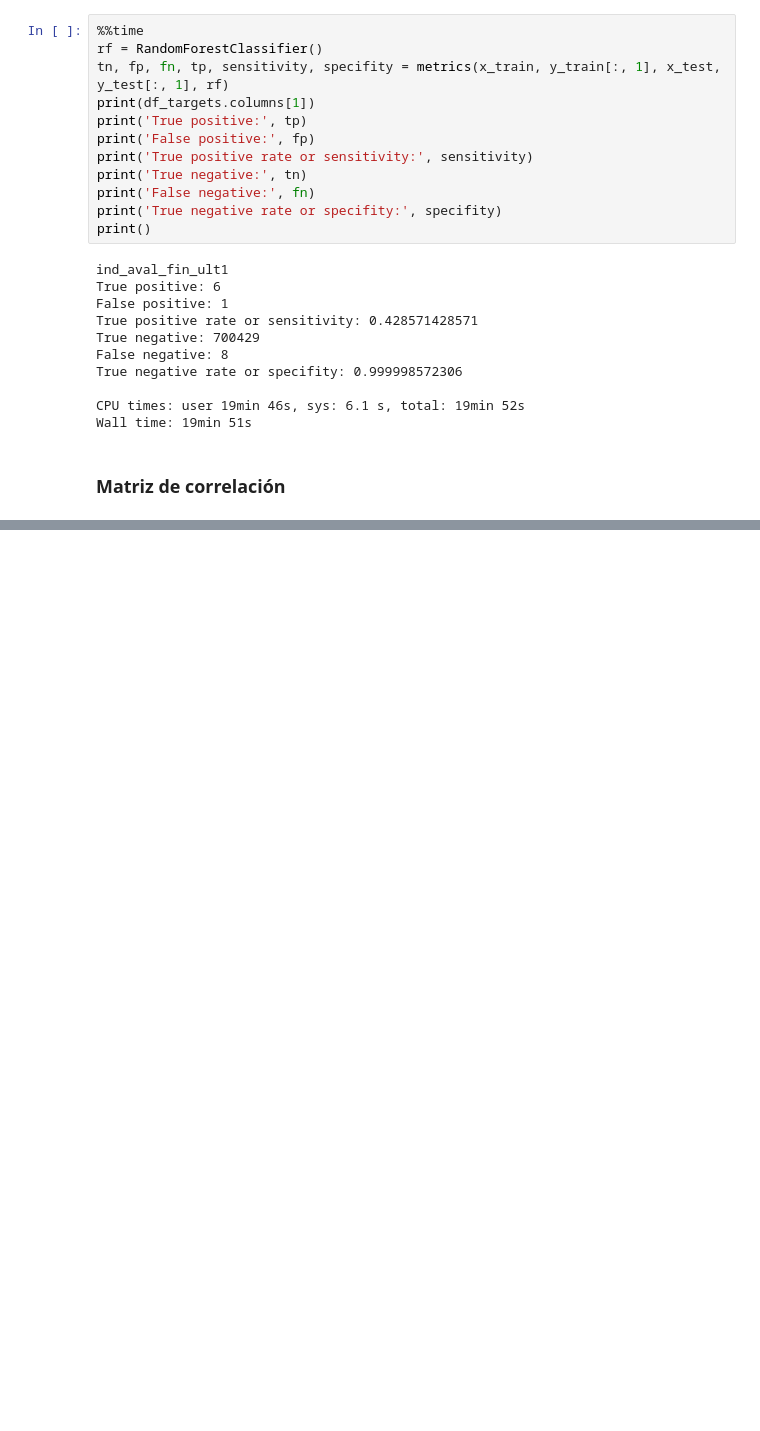
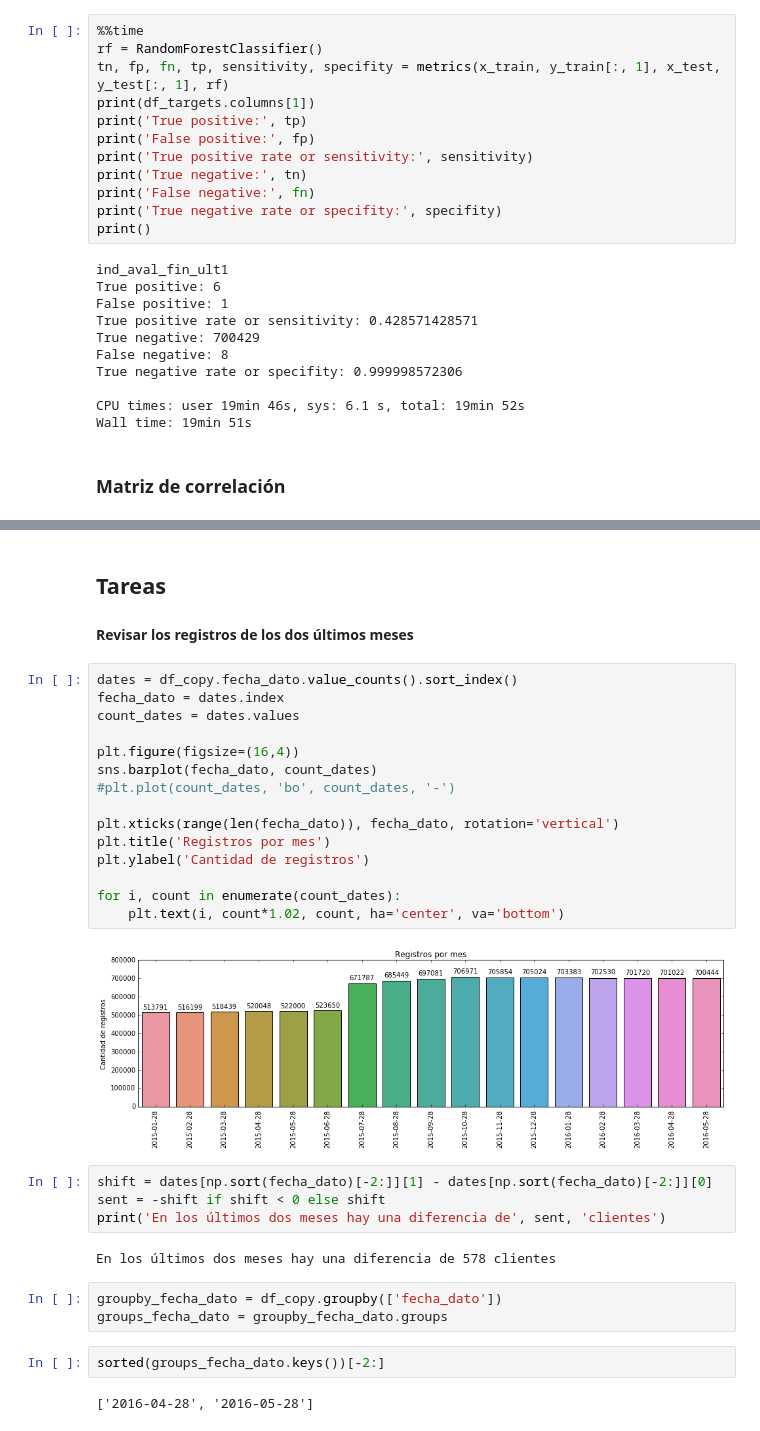
Before and after one commit to sergioml/degree_project, a Jupyter notebook: keep_working_part3.ipynb, the cells around one changed output, grey strips where cells are left out. Drawn from its saved outputs; the diff is of its cells as text; blank space fills up the shorter version.

Commit message:
Primer avance de la comparación de los últimos meses

```diff
--- a/keep_working_part3.ipynb
+++ b/keep_working_part3.ipynb
@@ -105,0 +126,33 @@ plt.grid(linestyle='-')
+# %% [markdown]
+## Tareas
+#### Revisar los registros de los dos últimos meses
+# %%
+dates = df_copy.fecha_dato.value_counts().sort_index()
+fecha_dato = dates.index
+count_dates = dates.values
+
+plt.figure(figsize=(16,4))
+sns.barplot(fecha_dato, count_dates)
+#plt.plot(count_dates, 'bo', count_dates, '-')
+
+plt.xticks(range(len(fecha_dato)), fecha_dato, rotation='vertical')
+plt.title('Registros por mes')
+plt.ylabel('Cantidad de registros')
+
+for i, count in enumerate(count_dates):
+    plt.text(i, count*1.02, count, ha='center', va='bottom')
+# %% [output]
+[figure, added]
+# %%
+shift = dates[np.sort(fecha_dato)[-2:]][1] - dates[np.sort(fecha_dato)[-2:]][0]
+sent = -shift if shift < 0 else shift
+print('En los últimos dos meses hay una diferencia de', sent, 'clientes')
+# %% [output]
+En los últimos dos meses hay una diferencia de 578 clientes
+# %%
+groupby_fecha_dato = df_copy.groupby(['fecha_dato'])
+groups_fecha_dato = groupby_fecha_dato.groups
+# %%
+sorted(groups_fecha_dato.keys())[-2:]
+# %% [output]
+['2016-04-28', '2016-05-28']
```
Also changed, not shown: parts of 10 cells of this notebook.
